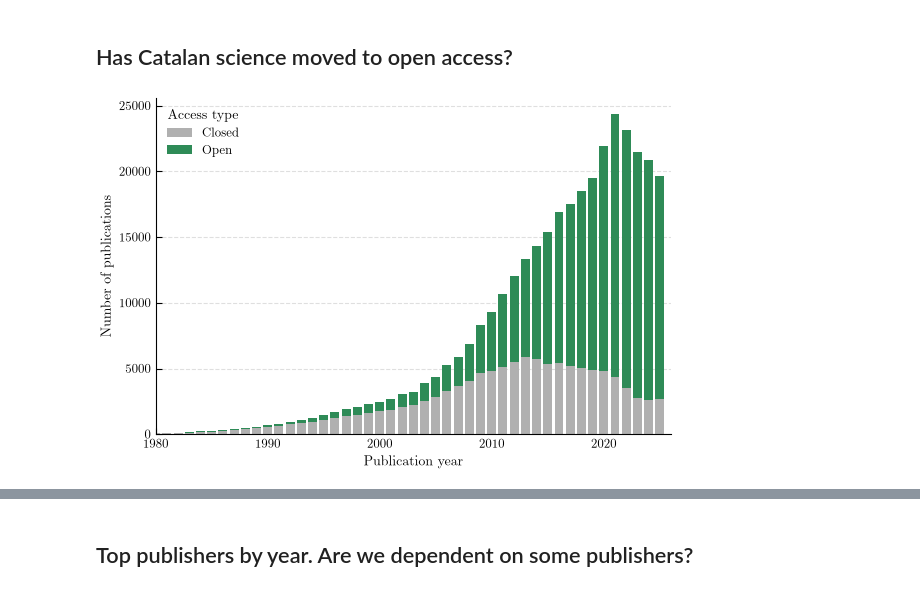
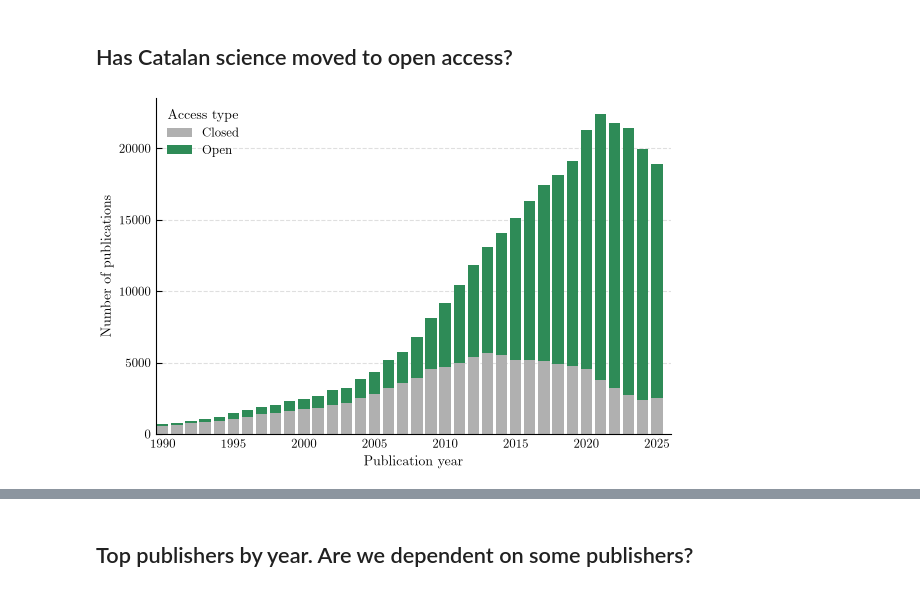
Before and after one commit to AdriRed/science-squared-avbd, a Jupyter notebook: notebooks/04_adri_apc_plots.ipynb, the cells around one changed output, grey strips where cells are left out. Drawn from its saved outputs; the diff is of its cells as text; code cells hidden in the pictures.

```diff
--- a/notebooks/04_adri_apc_plots.ipynb
+++ b/notebooks/04_adri_apc_plots.ipynb
@@ -84,33 +84,34 @@ def plot_open_vs_closed_by_year(
         ax.set_ylabel("Share of publications (%)")
         ax.set_ylim(0, 100)
     else:
         ax.set_ylabel("Number of publications")
 
     # ax.set_title("Open access vs. closed publications by year (Catalonia)",
     #              pad=12, fontsize=13, weight="semibold")
 
     ax.spines["top"].set_visible(False)
     ax.spines["right"].set_visible(False)
     ax.grid(axis="y", linestyle="--", alpha=0.4)
     ax.set_axisbelow(True)
 
     # ax.set_xticks(years)
     ax.tick_params(axis="x", rotation=0)
 
     ax.legend(title="Access type", frameon=False, loc="upper left")
 
     if save_path is not None:
         fig.tight_layout()
         fig.savefig(save_path, dpi=300, bbox_inches="tight")
 
     fig.tight_layout()
     return fig, ax
 
 
-fig, ax = plot_open_vs_closed_by_year(df, min_year=1980, max_year=2025, figsize=(6, 4))
-ax.set_xlim(1980, 2026)
+fig, ax = plot_open_vs_closed_by_year(df, min_year=1990, max_year=2025, figsize=(6, 4))
+# ax.set_yscale('log')
+ax.set_xlim(1989.5, 2026)
 fig.savefig(FIGS / "open_vs_closed_by_year.pdf", bbox_inches="tight")
 fig.savefig(FIGS / "open_vs_closed_by_year.png", bbox_inches="tight")
 plt.show()
 # %% [output]
-[figure, old version]
+[figure, new version]
```
Also changed, not shown: parts of 4 cells of this notebook, 45 other files.
